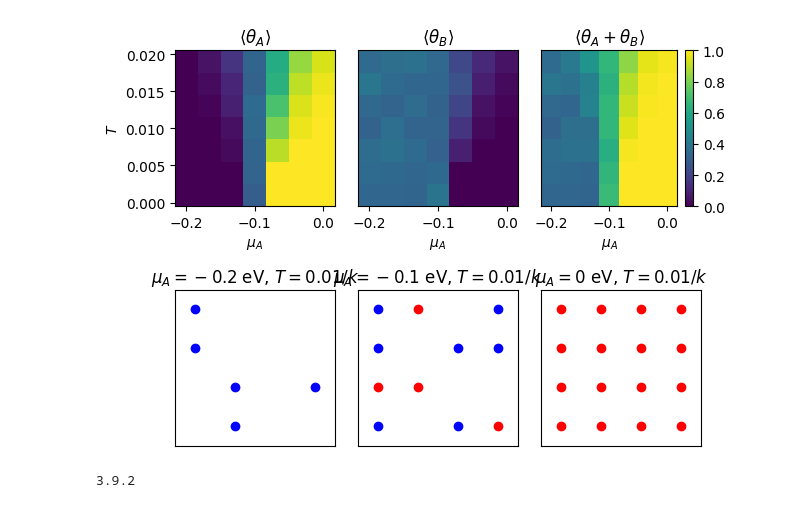
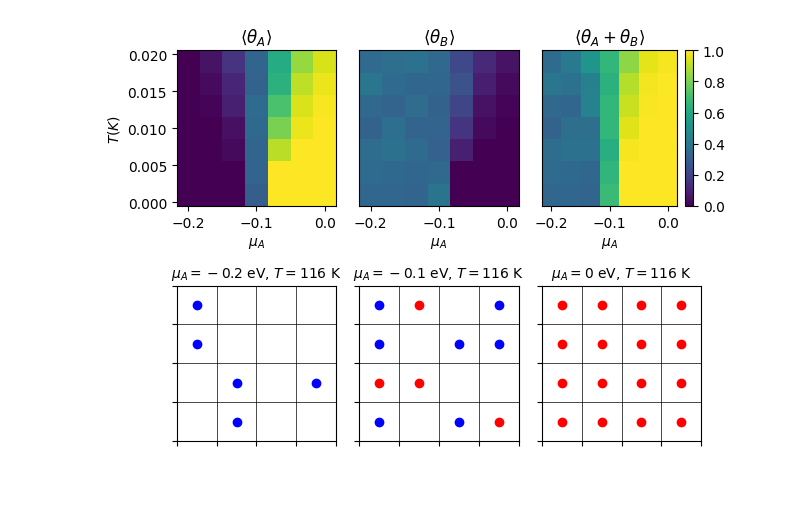
Before and after one commit to beanch96/HW_TESTS, a Jupyter notebook: Project1_Test.ipynb, the cells around one changed output. Saved outputs shown, nothing was run; the diff lists cells and outputs as text; code cells hidden in the pictures.

```diff
--- a/Project1_Test.ipynb
+++ b/Project1_Test.ipynb
@@ -162,7 +162,7 @@ def run_simulation(size, n_steps, params):
 
     return lattice, coverage_A, coverage_B
 
-import matplotlib.pyplot as plt
+
 
 def plot_lattice(lattice, ax, title):
     size = lattice.shape[0]
@@ -180,12 +180,13 @@ def plot_lattice(lattice, ax, title):
     # Set axis limits and labels
     ax.set_xlim(0, size)
     ax.set_ylim(0, size)
-    ax.set_xticks([])
-    ax.set_yticks([])
+    ax.set_xticks(np.arange(0, size + 1, 1))
+    ax.set_yticks(np.arange(0, size + 1, 1))
+    ax.set_xticklabels([])  # Hide x-axis labels
+    ax.set_yticklabels([])  # Hide y-axis labels
 
-    # Enable minor grid lines for better visibility
-    ax.grid(which='minor', linestyle=':', linewidth=0.5)
-    ax.minorticks_on()
+    # Set the grid to show the major ticks for clearer grid lines
+    ax.grid(which='major', linestyle='-', color='black', linewidth=0.5)
 
     # Set the title of the plot
     ax.set_title(title)
@@ -232,40 +233,39 @@ fig, axs = plt.subplot_mosaic([[0, 1, 2], [3, 4, 5]], figsize=(6.5, 4.5))
 
 # Mean coverage of A
 axs[0].pcolormesh(mus_A, Ts, mean_coverage_A.T, cmap='viridis', vmin=0, vmax=1)
 axs[0].set_title(r'$\langle \theta_A \rangle$')
 axs[0].set_xlabel(r'$\mu_A$')
-axs[0].set_ylabel(r'$T$')
+axs[0].set_ylabel(r'$T(K)$')
 
 # Mean coverage of B
 axs[1].pcolormesh(mus_A, Ts, mean_coverage_B.T, cmap='viridis', vmin=0, vmax=1)
 axs[1].set_title(r'$\langle \theta_B \rangle$')
 axs[1].set_xlabel(r'$\mu_A$')
 axs[1].set_yticks([])
 
 # Mean total coverage
 cax = axs[2].pcolormesh(mus_A, Ts, mean_coverage_A.T + mean_coverage_B.T, cmap='viridis', vmin=0, vmax=1)
 axs[2].set_title(r'$\langle \theta_A + \theta_B \rangle$')
 axs[2].set_xlabel(r'$\mu_A$')
 axs[2].set_yticks([])
 fig.colorbar(cax, ax=axs[2], location='right', fraction=0.1)
 
 # Plot the final lattice configuration
 
+fontisize=10
 # mu_A = -0.2 eV and T = 0.01 / k
-axs[3] = plot_lattice(final_lattice[0, 3], axs[3], r'$\mu_A = -0.2$ eV, $T = 0.01 / k$')
+axs[3] = plot_lattice(final_lattice[0, 3], axs[3], r'$\mu_A = -0.2$ eV, $T = 116$ K')
+axs[3].set_title(r'$\mu_A = -0.2$ eV, $T = 116$ K', fontsize=fontisize)
 
 # mu_A = -0.1 eV and T = 0.01 / k
-axs[4] = plot_lattice(final_lattice[3, 3], axs[4], r'$\mu_A = -0.1$ eV, $T = 0.01 / k$')
+axs[4] = plot_lattice(final_lattice[3, 3], axs[4], r'$\mu_A = -0.1$ eV, $T = 116$ K')
+axs[4].set_title(r'$\mu_A = -0.1$ eV, $T = 116$ K', fontsize=fontisize)
 
 # mu_A = 0 eV and T = 0.01 / k
-axs[5] = plot_lattice(final_lattice[6, 3], axs[5], r'$\mu_A = 0$ eV, $T = 0.01 / k$')
+axs[5] = plot_lattice(final_lattice[6, 3], axs[5], r'$\mu_A = 0$ eV, $T = 116$ K')
+axs[5].set_title(r'$\mu_A = 0$ eV, $T = 116$ K', fontsize=fontisize)
 
 plt.tight_layout()
 plt.show()
 # %% [output]
-[figure, old version]
+[figure, new version]
-# %%
-import matplotlib
-print(matplotlib.__version__)
-# %% [output]
-3.9.2
```
Also changed, not shown: parts of 2 cells of this notebook.
